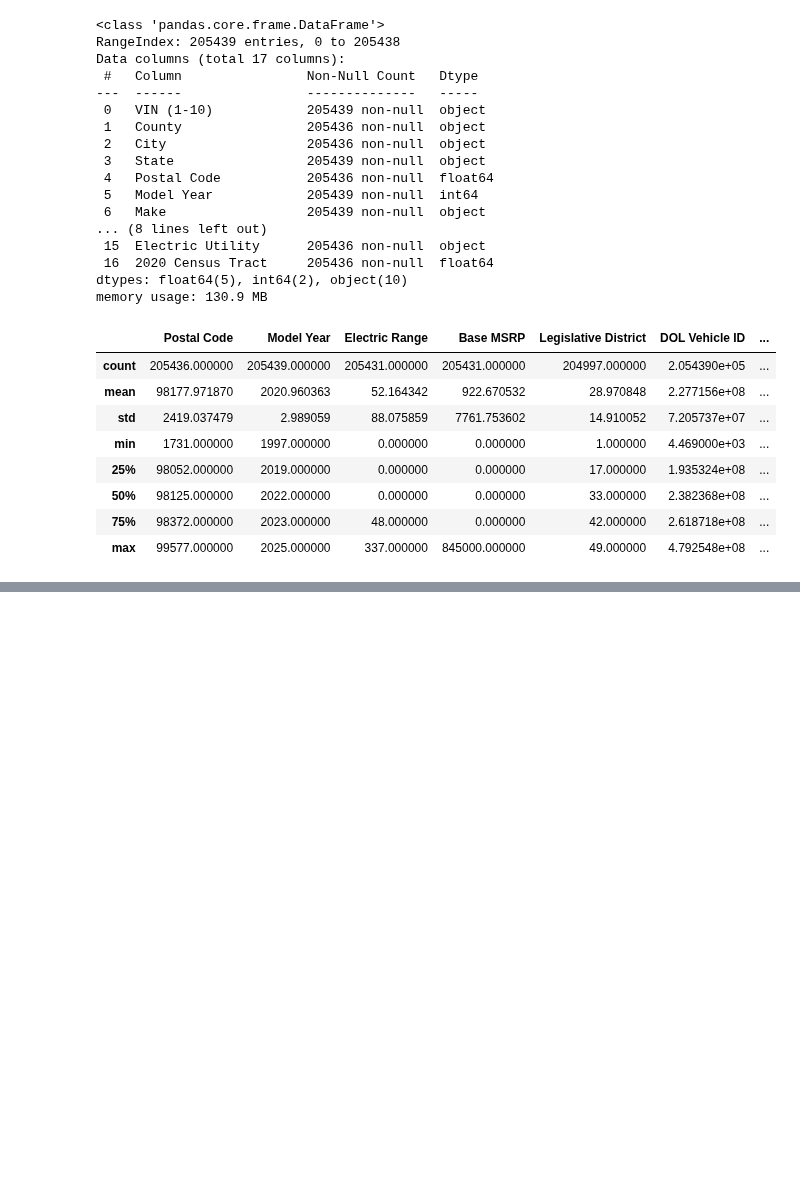
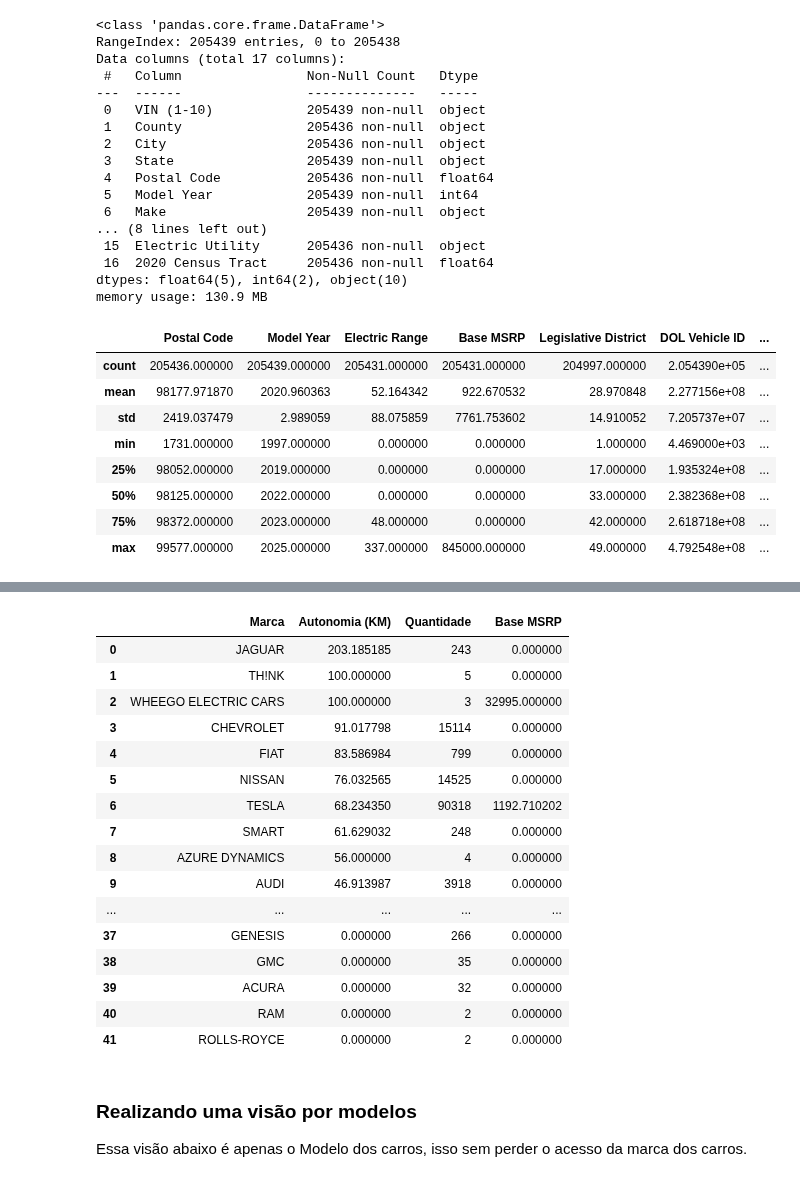
Before and after one commit to yagoandradelima/data-analysis-python, a Jupyter notebook: generic/code/elec_cars.ipynb, the cells around one changed output, grey strips where cells are left out. Saved outputs shown, nothing was run; the diff lists cells and outputs as text; code cells hidden in the pictures; blank space fills up the shorter version.

Commit message:
Update elec_cars.ipynb
Trabalhando com os datasets. Trabalhando com dados nulos, preenchimento de informações nulas e limpeza de informações desnecessárias no Dataset

```diff
--- a/generic/code/elec_cars.ipynb
+++ b/generic/code/elec_cars.ipynb
@@ -1,5 +12,5 @@
 # %%
 import pandas as pd
 
-df_elec_cars = pd.read_csv("../data/data.csv")
+df_elec_cars_full = pd.read_csv("../data/data.csv")
 # %%
@@ -67,0 +166,41 @@ df_elec_cars.describe()
+# %%
+# Realizando um agrupamento e um pequeno processo de ETL
+# Estou utilizando o df_elec_cars_full pois eu não utilizo as colunas com dados insubstituíveis faltando
+# Base MSRP pode ser Substituído por uma média por exemplo
+
+df_auto_cars = df_elec_cars_full.groupby("Make").agg({
+                                "Electric Range":"mean",
+                                "Make":"count",
+                                "Base MSRP":"mean"
+}).rename(columns={
+                    "Make":"Quantidade",
+                    "Electric Range":"Autonomia (KM)"
+}).reset_index().rename(columns={
+                                "Make":"Marca"
+}).sort_values(by=["Autonomia (KM)","Quantidade"], ascending=[False, False])
+# %%
+df_auto_cars.reset_index(drop=True, inplace=True)
+# %%
+df_auto_cars
+# %% [output]
+|  | Marca | Autonomia (KM) | Quantidade | Base MSRP |
+| 0 | JAGUAR | 203.185185 | 243 | 0.000000 |
+| 1 | TH!NK | 100.000000 | 5 | 0.000000 |
+| 2 | WHEEGO ELECTRIC CARS | 100.000000 | 3 | 32995.000000 |
+| 3 | CHEVROLET | 91.017798 | 15114 | 0.000000 |
+| 4 | FIAT | 83.586984 | 799 | 0.000000 |
+| 5 | NISSAN | 76.032565 | 14525 | 0.000000 |
+| 6 | TESLA | 68.234350 | 90318 | 1192.710202 |
+| 7 | SMART | 61.629032 | 248 | 0.000000 |
+| 8 | AZURE DYNAMICS | 56.000000 | 4 | 0.000000 |
+| 9 | AUDI | 46.913987 | 3918 | 0.000000 |
+| ... | ... | ... | ... | ... |
+| 37 | GENESIS | 0.000000 | 266 | 0.000000 |
+| 38 | GMC | 0.000000 | 35 | 0.000000 |
+| 39 | ACURA | 0.000000 | 32 | 0.000000 |
+| 40 | RAM | 0.000000 | 2 | 0.000000 |
+| 41 | ROLLS-ROYCE | 0.000000 | 2 | 0.000000 |
+# %% [markdown]
+### Realizando uma visão por modelos
+
+Essa visão abaixo é apenas o Modelo dos carros, isso sem perder o acesso da marca dos carros.
```
Also changed, not shown: parts of 14 cells of this notebook.
